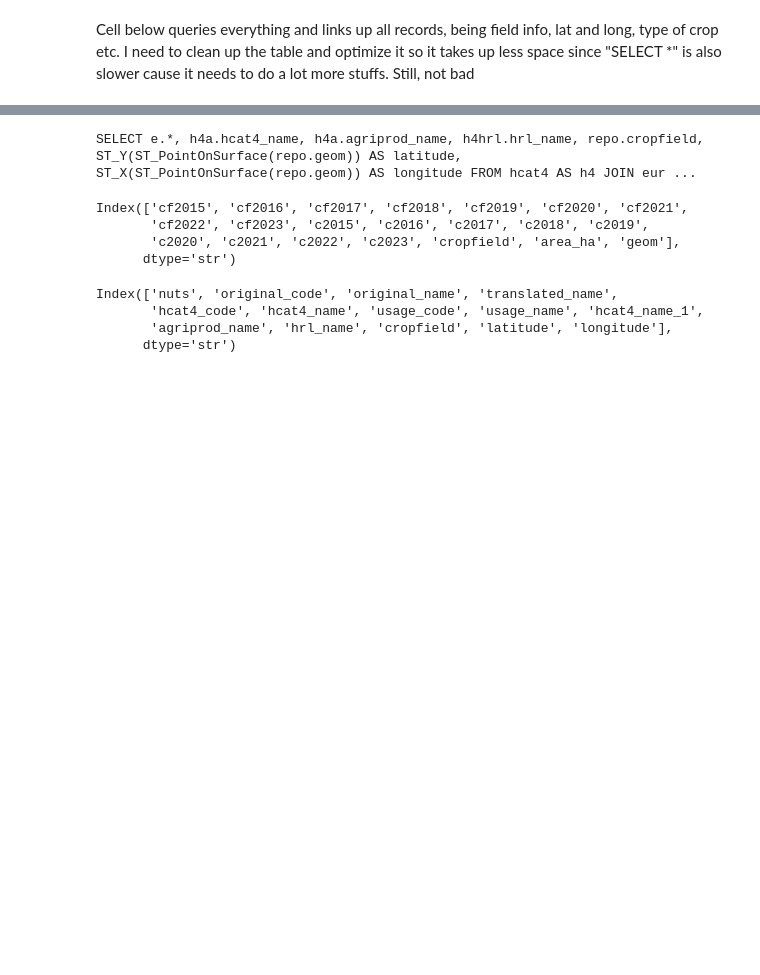
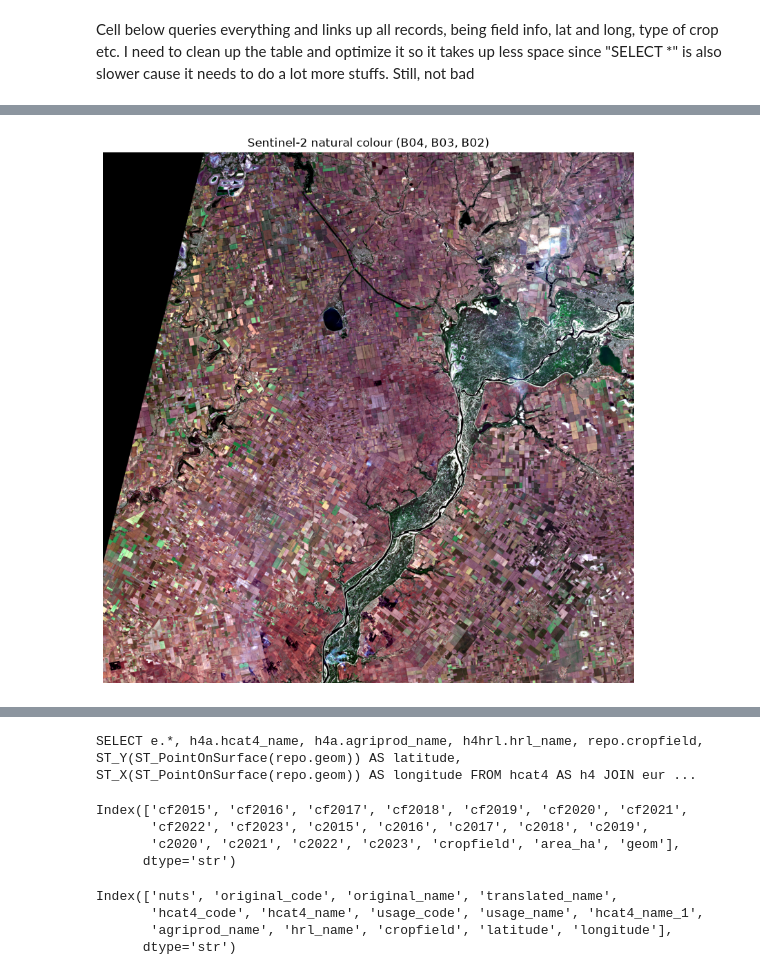
Before and after one commit to wr3nch623/RSSIA-Project, a Jupyter notebook: duckdb_dataget.ipynb, the cells around one changed output, grey strips where cells are left out. Drawn from its saved outputs; the diff is of its cells as text; code cells hidden in the pictures; blank space fills up the shorter version.

```diff
--- a/duckdb_dataget.ipynb
+++ b/duckdb_dataget.ipynb
@@ -177,0 +314,44 @@ Index(['original_code', 'original_name', 'translated_name', 'hcat4_code',
+# %%
+import numpy as np
+import rasterio
+import matplotlib.pyplot as plt
+
+red_matches = sorted(Path("./sentinel").rglob("*_B04_10m.jp2"))
+if not red_matches:
+    raise FileNotFoundError("No *_B04_10m.jp2 file found")
+
+red_path = red_matches[0]
+green_path = red_path.with_name(
+    red_path.name.replace("_B04_10m.jp2", "_B03_10m.jp2")
+)
+blue_path = red_path.with_name(
+    red_path.name.replace("_B04_10m.jp2", "_B02_10m.jp2")
+)
+
+for p in (red_path, green_path, blue_path):
+    if not p.exists():
+        raise FileNotFoundError(f"Missing matching band: {p}")
+
+with rasterio.open(red_path) as src:
+    red = src.read(1).astype("float32")
+with rasterio.open(green_path) as src:
+    green = src.read(1).astype("float32")
+with rasterio.open(blue_path) as src:
+    blue = src.read(1).astype("float32")
+
+def stretch(band):
+    valid = np.isfinite(band) & (band > 0)
+    low, high = np.percentile(band[valid], (2, 98))
+    return np.clip((band - low) / (high - low), 0, 1)
+
+rgb = np.dstack([stretch(red), stretch(green), stretch(blue)])
+
+fig, ax = plt.subplots(figsize=(10, 10))
+ax.imshow(rgb)
+ax.set_title("Sentinel-2 natural colour (B04, B03, B02)")
+ax.axis("off")
+
+fig.savefig("wot.png", dpi=200, bbox_inches="tight")
+plt.show()
+# %% [output]
+[figure, added]
```
Also changed, not shown: parts of 11 cells of this notebook, 4 other files.
